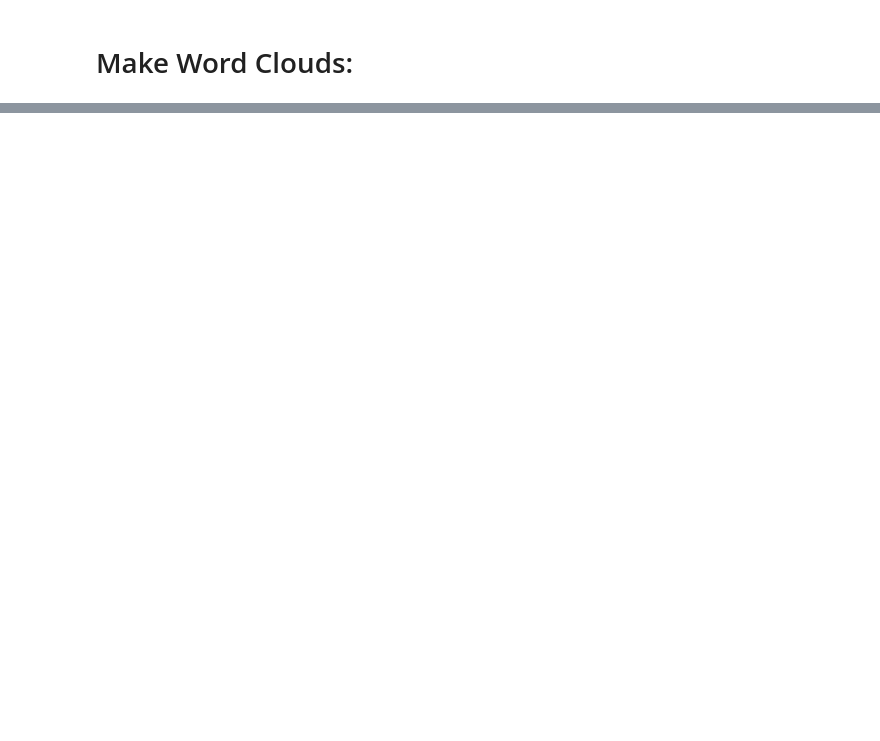
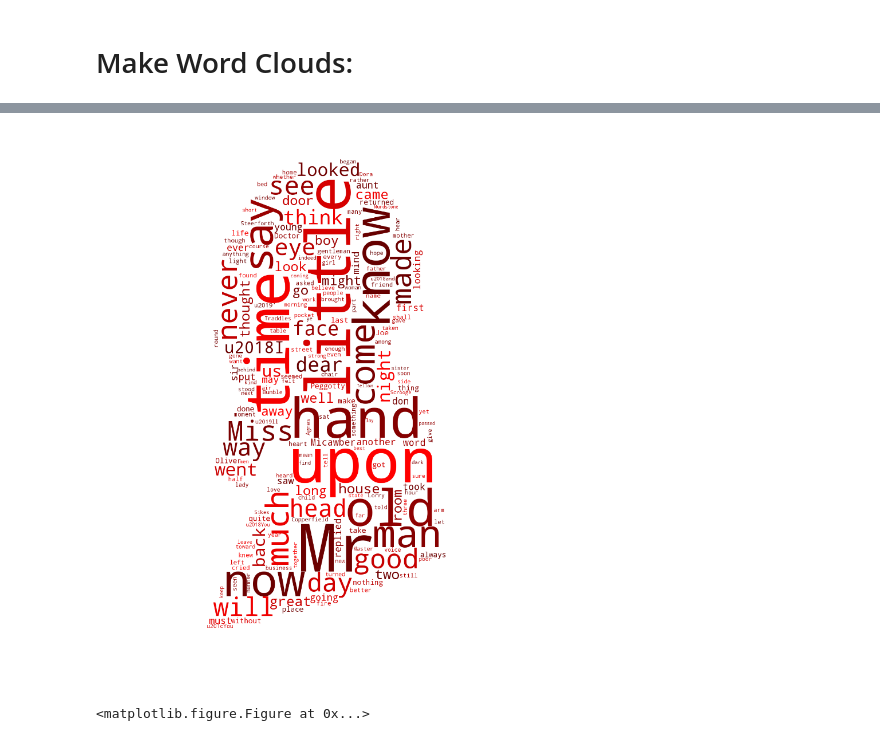
Before and after one commit to fangzhimeng/spark_nlp, a Jupyter notebook: NickAuthorRecognitionViz.ipynb, the cells around one changed output, grey strips where cells are left out. Cells and saved outputs as stored; diff of their text form; code cells hidden in the pictures; blank space fills up the shorter version.

```diff
--- a/NickAuthorRecognitionViz.ipynb
+++ b/NickAuthorRecognitionViz.ipynb
@@ -242,0 +245,7 @@ make_cloud(dickens_text, './images/CharlesDickens.jpg')
+# %%
+rgb = (1,0,0)
+make_wordcloud(dickens_text, stopwords, color_func, './images/CharlesDickens.jpg')
+plt.savefig('./images/dickens_cloud.png')
+# %% [output]
+[figure, added]
+<matplotlib.figure.Figure at 0x...>
```
Also changed, not shown: parts of 13 cells of this notebook, 7 other files.
